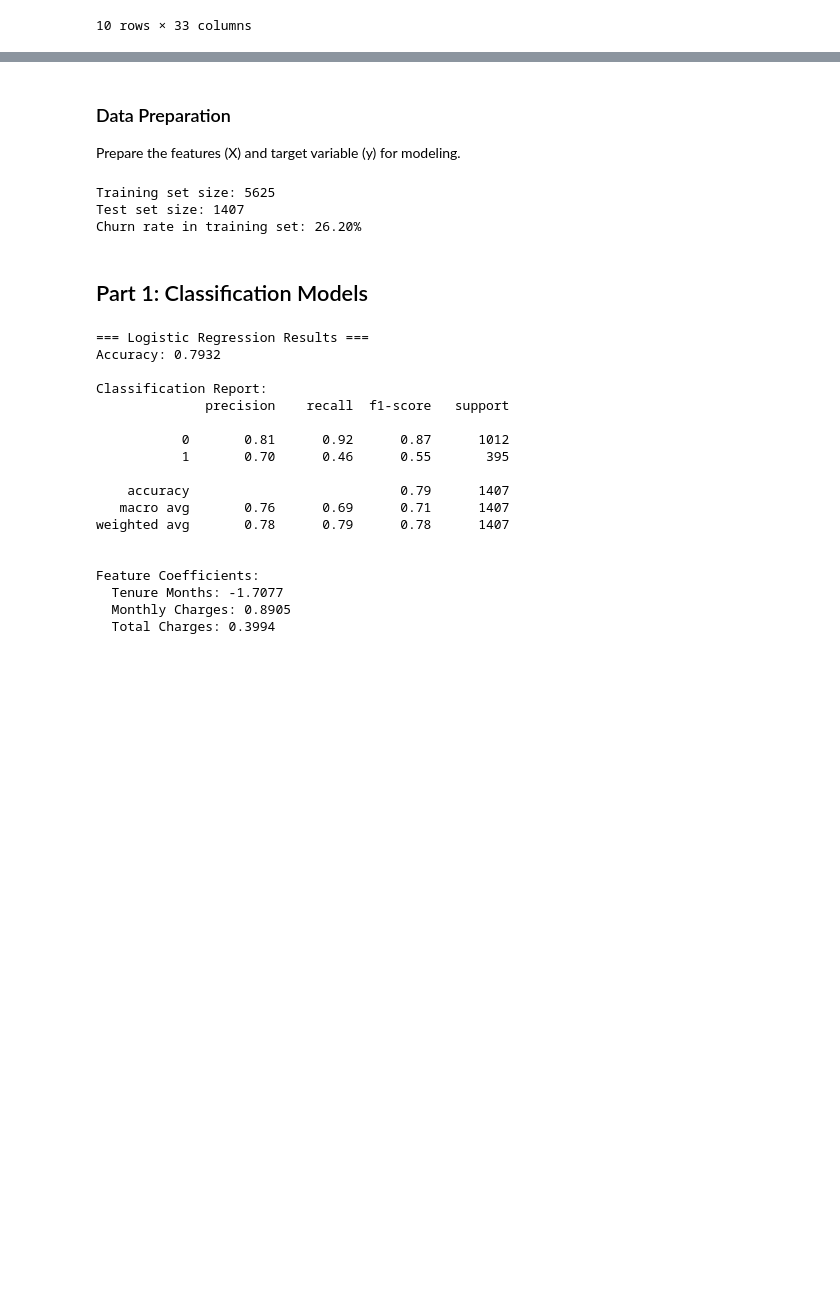
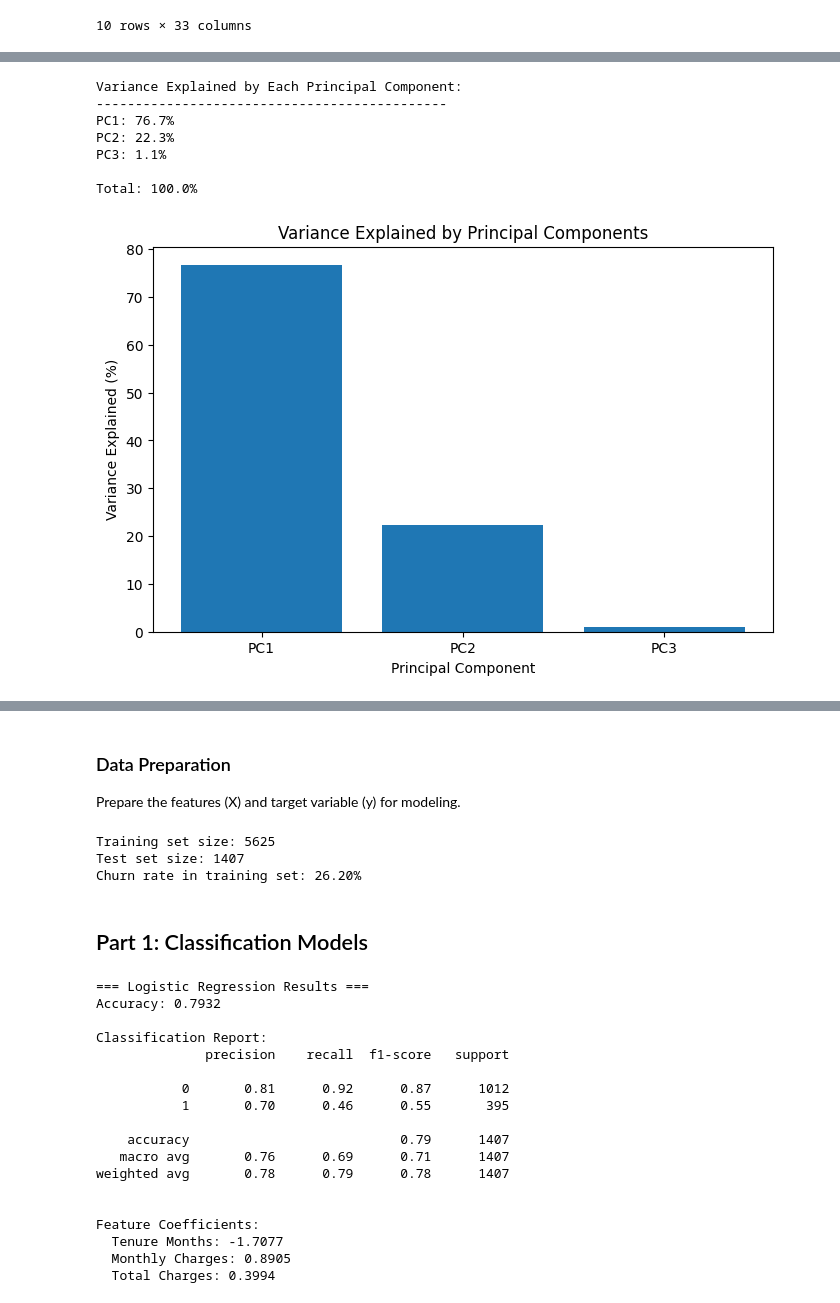
Before and after one commit to omniV1/GCU_SWE_2023-2025, a Jupyter notebook: AIT-110-Stat-Learning-Theory/Assignments/classification/Classification.ipynb, the cells around one changed output, grey strips where cells are left out. Saved outputs shown, nothing was run; the diff lists cells and outputs as text; code cells hidden in the pictures; blank space fills up the shorter version.

```diff
--- a/AIT-110-Stat-Learning-Theory/Assignments/classification/Classification.ipynb
+++ b/AIT-110-Stat-Learning-Theory/Assignments/classification/Classification.ipynb
@@ -133,0 +235,28 @@ sns.boxplot(x='Churn Label', y='Tenure Months', data=df)
+# %%
+# Run PCA
+pca = PCA()
+pca.fit(X_pca_scaled)
+
+# Show how much variance each component explains
+print("Variance Explained by Each Principal Component:")
+print("-" * 45)
+for i, var in enumerate(pca.explained_variance_ratio_):
+    print(f"PC{i+1}: {var*100:.1f}%")
+print(f"\nTotal: {sum(pca.explained_variance_ratio_)*100:.1f}%")
+
+# Simple bar chart
+plt.figure(figsize=(8, 5))
+plt.bar(['PC1', 'PC2', 'PC3'], pca.explained_variance_ratio_ * 100)
+plt.title('Variance Explained by Principal Components')
+plt.xlabel('Principal Component')
+plt.ylabel('Variance Explained (%)')
+plt.show()
+# %% [output]
+Variance Explained by Each Principal Component:
+---------------------------------------------
+PC1: 76.7%
+PC2: 22.3%
+PC3: 1.1%
+
+Total: 100.0%
+[figure, added]
```
Also changed, not shown: parts of 13 cells of this notebook.
